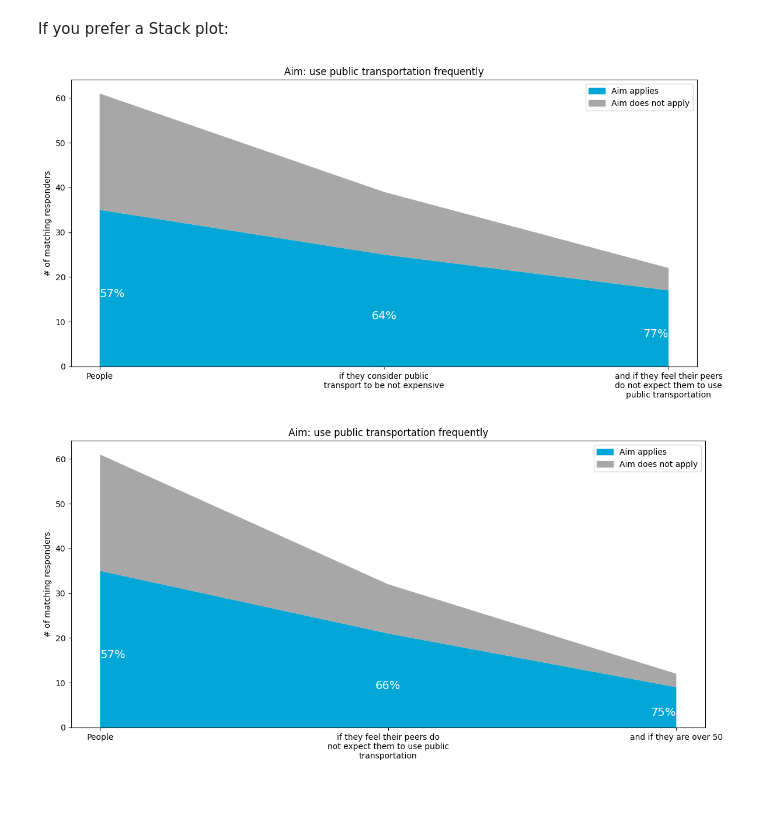
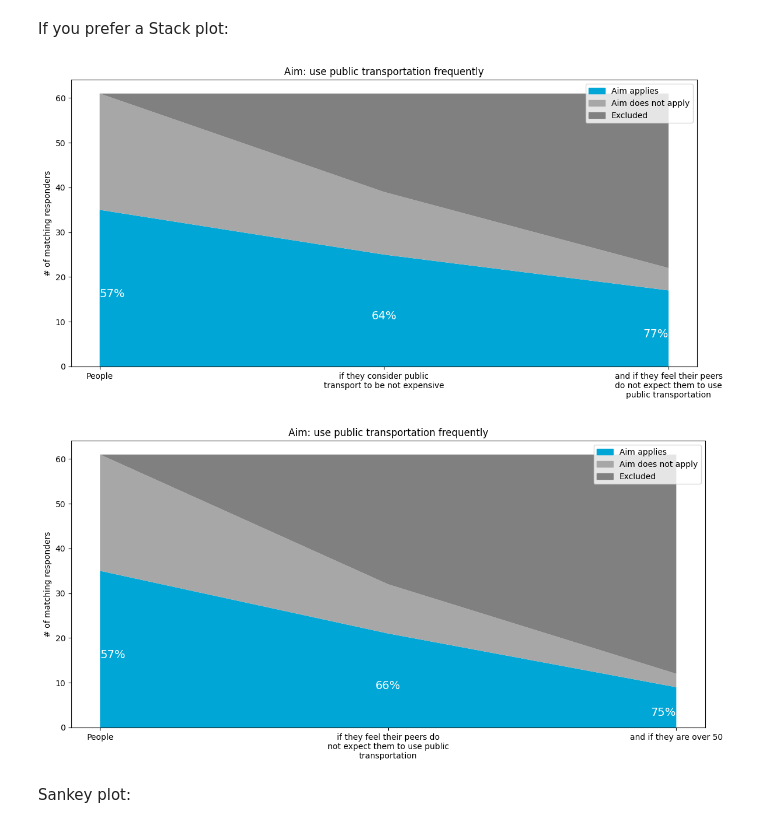
Before and after one commit to GeorgeGitHubbins/MScThesis-Extracting-InformalRules-from-Surveys, a Jupyter notebook: FinalSurveyAnalysisCode/SIREMethod.ipynb, the cells around one changed output. Drawn from its saved outputs; the diff is of its cells as text; code cells hidden in the pictures; blank space fills up the shorter version.

```diff
--- a/FinalSurveyAnalysisCode/SIREMethod.ipynb
+++ b/FinalSurveyAnalysisCode/SIREMethod.ipynb
@@ -640,39 +640,48 @@ for i, row in statement_questions.iterrows():
     # Adding legend
     blue_patch = mpatches.Patch(color='#00a6d6', label='Aim applies')
     grey_patch = mpatches.Patch(color='#a7a7a7', label='Aim does not apply')
+    exc_patch = mpatches.Patch(color='grey', label='Excluded')
 
     # Stackplot data
     xlabels = [row['Attribute'], row['Condition1'], row['Condition2']]
     total_counts = [row['Total_count'], row['Condition1_count'], row['Condition2_count']]
     aim_true_counts = [row['Total_count'] * row['Aim_%_True'],
                        row['Condition1_count'] * row['Condition1_Aim_%'],
                        row['Condition2_count'] * row['Condition2_Aim_%']]
     aim_false_counts = [total - true for total, true in zip(total_counts, aim_true_counts)]
 
+    #create counts of the responses that have been excluded for not meeting the condition value
+    excluded_counts = [row['Total_count'] - not_excluded for not_excluded in total_counts]
+
     # Plotting stackplot
-    ax.stackplot(xlabels, aim_true_counts, aim_false_counts, labels=['Aim does not apply', 'Aim applies'], colors=['#00a6d6', '#a7a7a7'])
+    ax.stackplot(xlabels, aim_true_counts, aim_false_counts, excluded_counts, labels=['Aim does not apply', 'Aim applies', 'Excluded'], colors=['#00a6d6', '#a7a7a7', "grey"])
 
     i_ha = 0
     ha = ['left', 'center', 'right']
     # Adding percentages as text
     for attr, total, aim_true in zip(xlabels, total_counts, aim_true_counts):
         ax.text(attr, aim_true/2, f"{aim_true/total*100:.0f}%", color='white', ha=ha[i_ha], va='top', fontsize=14)
         i_ha+=1
 
 
     # Title of each plot
     ax.set_title("Aim: "+row['Aim_resp'])
 
     # Set ticks and labels
     ax.set_ylabel("# of matching responders")
     ax.set_xticks([0, 1, 2])
     wrapped_labels = [textwrap.fill(label, 30) for label in [row['Attribute'], row['Condition1_resp'], "and "+row['Condition2_resp']]]
     ax.set_xticklabels(wrapped_labels, rotation=0)
 
-    ax.legend(handles=[blue_patch, grey_patch], loc='upper right')
+    ax.legend(handles=[blue_patch, grey_patch, exc_patch], loc='upper right')
 
     plt.tight_layout()
     plt.show()
+
+    # flows:
+    # a
 # %% [output]
-[figure, old version]
+[figure, new version]
-[figure, old version]
+[figure, new version]
+# %% [markdown]
+Sankey plot:
```
Also changed, not shown: parts of 2 cells of this notebook.
